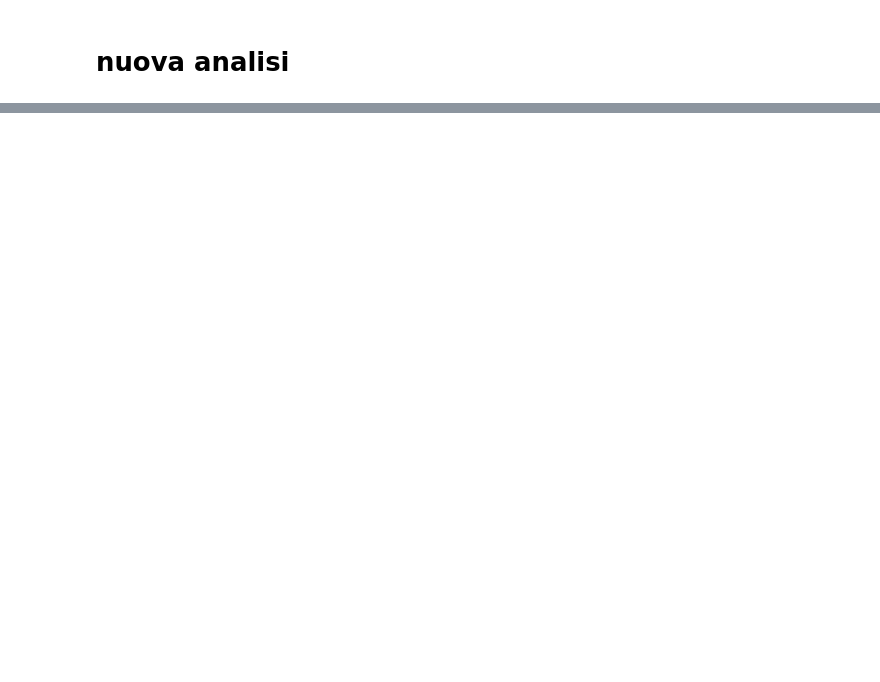
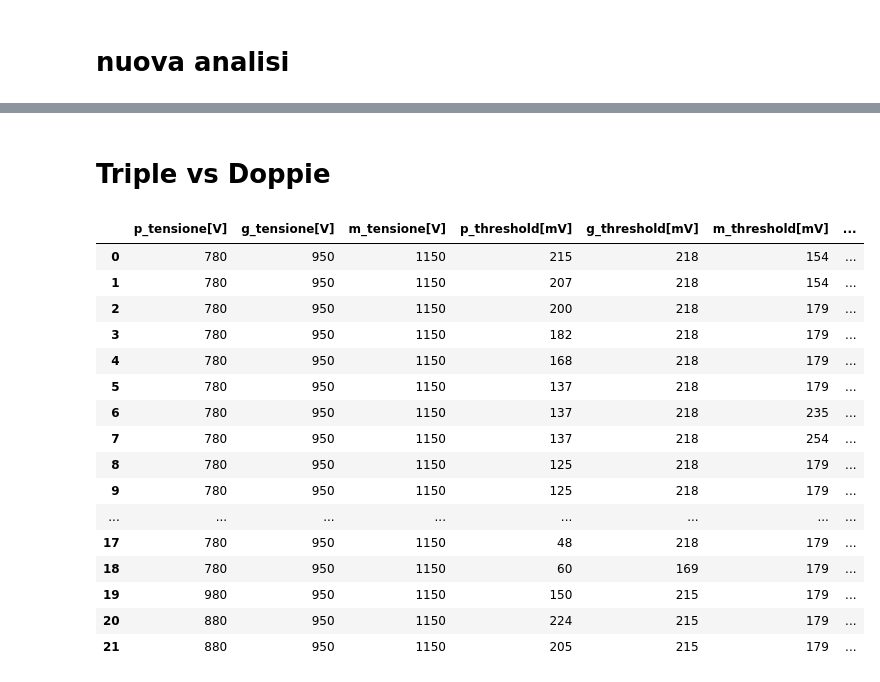
Before and after one commit to Matti-z/Lab-muons, a Jupyter notebook: Data/anal.ipynb, the cells around one changed output, grey strips where cells are left out. Saved outputs shown, nothing was run; the diff lists cells and outputs as text; code cells hidden in the pictures; blank space fills up the shorter version.

```diff
--- a/Data/anal.ipynb
+++ b/Data/anal.ipynb
@@ -117,0 +136,33 @@ fig.add_trace(go.Scatter(x=df_1050g['g_thr'], y=df_1050g['g_c'], mode='markers',
+# %% [markdown]
+# Triple vs Doppie
+# %%
+
+DATA_FILE = Path('Data') / 't_vs_d.csv'
+
+if not DATA_FILE.exists():
+    for p in Path.cwd().parents:
+        candidate = p / 'Data' / 't_vs_d.csv'
+        if candidate.exists():
+            DATA_FILE = candidate
+            break
+
+df_tvd = pd.read_csv(DATA_FILE, sep = r',', skiprows = 0, engine='python')
+display(df_tvd)
+# %% [output]
+|  | p_tensione[V] | g_tensione[V] | m_tensione[V] | p_threshold[mV] | g_threshold[mV] | m_threshold[mV] | ... |
+| 0 | 780 | 950 | 1150 | 215 | 218 | 154 | ... |
+| 1 | 780 | 950 | 1150 | 207 | 218 | 154 | ... |
+| 2 | 780 | 950 | 1150 | 200 | 218 | 179 | ... |
+| 3 | 780 | 950 | 1150 | 182 | 218 | 179 | ... |
+| 4 | 780 | 950 | 1150 | 168 | 218 | 179 | ... |
+| 5 | 780 | 950 | 1150 | 137 | 218 | 179 | ... |
+| 6 | 780 | 950 | 1150 | 137 | 218 | 235 | ... |
+| 7 | 780 | 950 | 1150 | 137 | 218 | 254 | ... |
+| 8 | 780 | 950 | 1150 | 125 | 218 | 179 | ... |
+| 9 | 780 | 950 | 1150 | 125 | 218 | 179 | ... |
+| ... | ... | ... | ... | ... | ... | ... | ... |
+| 17 | 780 | 950 | 1150 | 48 | 218 | 179 | ... |
+| 18 | 780 | 950 | 1150 | 60 | 169 | 179 | ... |
+| 19 | 980 | 950 | 1150 | 150 | 215 | 179 | ... |
+| 20 | 880 | 950 | 1150 | 224 | 215 | 179 | ... |
+| 21 | 880 | 950 | 1150 | 205 | 215 | 179 | ... |
```
Also changed, not shown: parts of 9 cells of this notebook, 11 other files.
